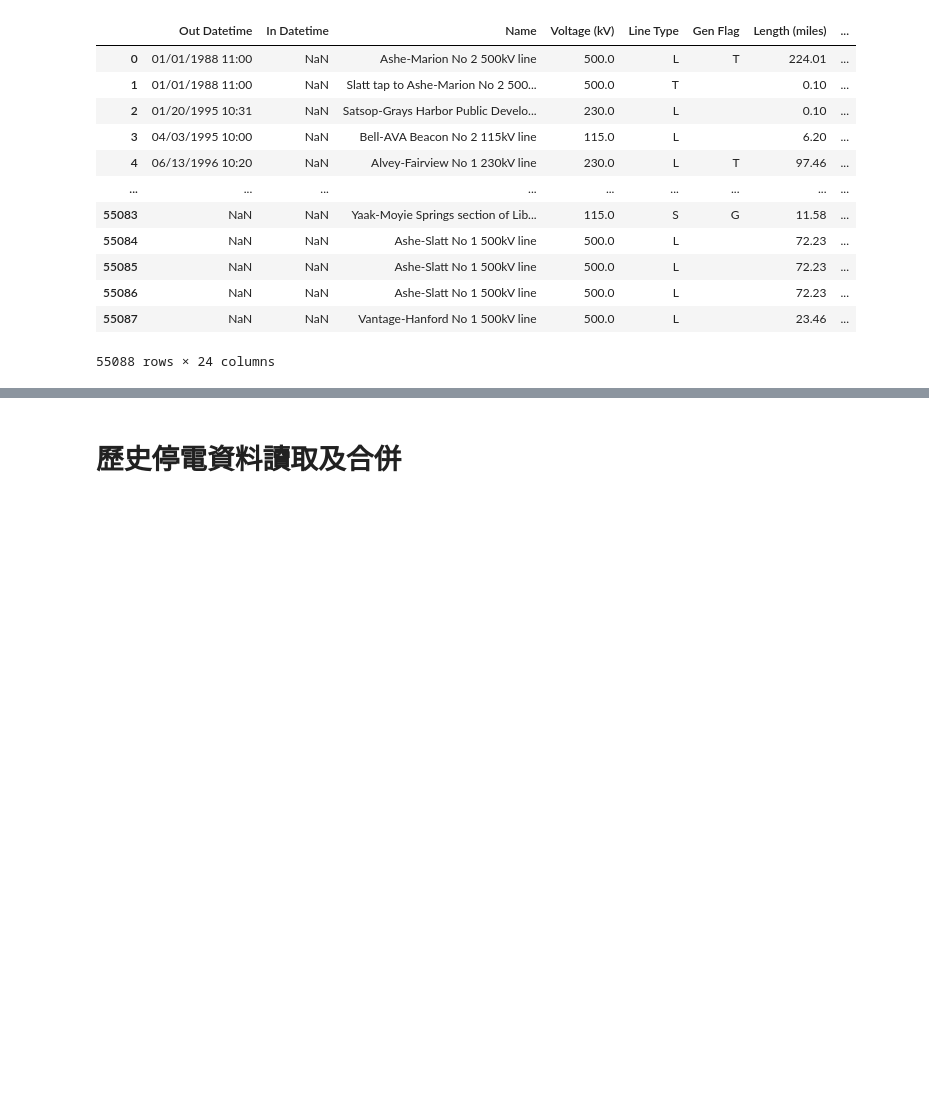
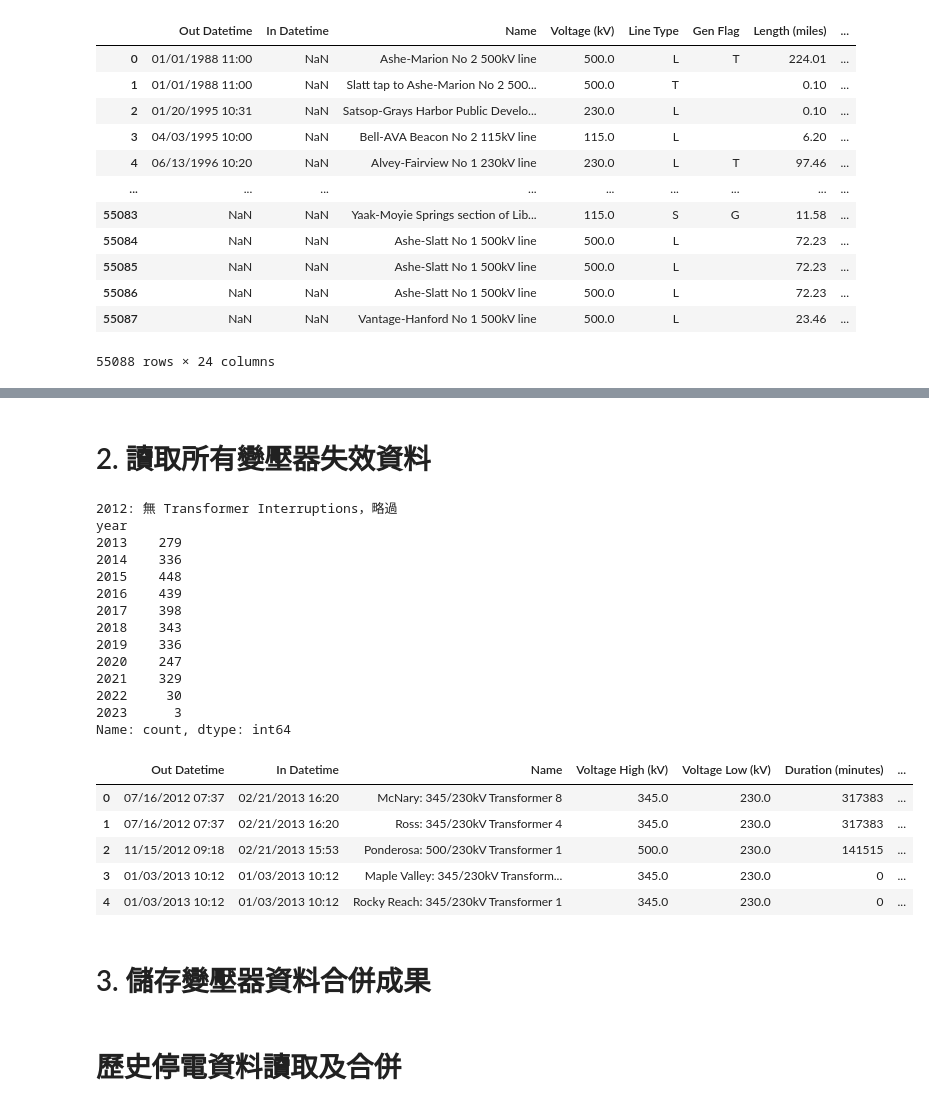
Before and after one commit to jungswork/05_Power_Grid_Repair_Time, a Jupyter notebook: 00_data_merge.ipynb, the cells around one changed output, grey strips where cells are left out. Saved outputs shown, nothing was run; the diff lists cells and outputs as text; code cells hidden in the pictures; blank space fills up the shorter version.

```diff
--- a/00_data_merge.ipynb
+++ b/00_data_merge.ipynb
@@ -37,7 +37,7 @@ def find_transmission_row(path):
     return t_start, t_end
 
 # 讀取單一檔案，擷取 Transmission Line Interruptions 部分
-def load_file(path):
+def load_transmission_file(path):
     # 獲取資料年份
     year = int(os.path.basename(path).replace("OutagesCY", "").split(".")[0])
 
@@ -66,7 +66,7 @@ def load_file(path):
 files = sorted([f for f in os.listdir(DATA_DIR) if f.startswith("OutagesCY")])
 
 # 逐筆取出目標檔案 dataframe
-dfs = [load_file(os.path.join(DATA_DIR, f)) for f in files]
+dfs = [load_transmission_file(os.path.join(DATA_DIR, f)) for f in files]
 
 # 合併資料
 df_raw = pd.concat(dfs, ignore_index=True)
@@ -98,0 +153,37 @@ df_raw.to_csv(os.path.join(output_dir, "bpa_grid_data_merged.csv"), index=False)
+# %% [markdown]
+# 2. 讀取所有變壓器失效資料
+# %%
+# 讀取位於目標資料夾內 以 OutagesCY 開頭的資料
+files = sorted([f for f in os.listdir(DATA_DIR) if f.startswith("OutagesCY")])
+# 將其作為表格
+dfs   = [load_transformer_file(os.path.join(DATA_DIR, f)) for f in files]
+
+# 過濾掉無資料的年份，並合併資料
+df_raw = pd.concat([d for d in dfs if d is not None], ignore_index=True)
+
+# Check
+print(df_raw["year"].value_counts().sort_index())
+df_raw.head()
+# %% [output]
+2012: 無 Transformer Interruptions，略過
+year
+2013    279
+2014    336
+2015    448
+2016    439
+2017    398
+2018    343
+2019    336
+2020    247
+2021    329
+2022     30
+2023      3
+Name: count, dtype: int64
+|  | Out Datetime | In Datetime | Name | Voltage High (kV) | Voltage Low (kV) | Duration (minutes) | ... |
+| 0 | 07/16/2012 07:37 | 02/21/2013 16:20 | McNary: 345/230kV Transformer 8 | 345.0 | 230.0 | 317383 | ... |
+| 1 | 07/16/2012 07:37 | 02/21/2013 16:20 | Ross: 345/230kV Transformer 4 | 345.0 | 230.0 | 317383 | ... |
+| 2 | 11/15/2012 09:18 | 02/21/2013 15:53 | Ponderosa: 500/230kV Transformer 1 | 500.0 | 230.0 | 141515 | ... |
+| 3 | 01/03/2013 10:12 | 01/03/2013 10:12 | Maple Valley: 345/230kV Transform... | 345.0 | 230.0 | 0 | ... |
+| 4 | 01/03/2013 10:12 | 01/03/2013 10:12 | Rocky Reach: 345/230kV Transformer 1 | 345.0 | 230.0 | 0 | ... |
+# %% [markdown]
+# 3. 儲存變壓器資料合併成果
```
Also changed, not shown: parts of 8 cells of this notebook, 2 other files.
